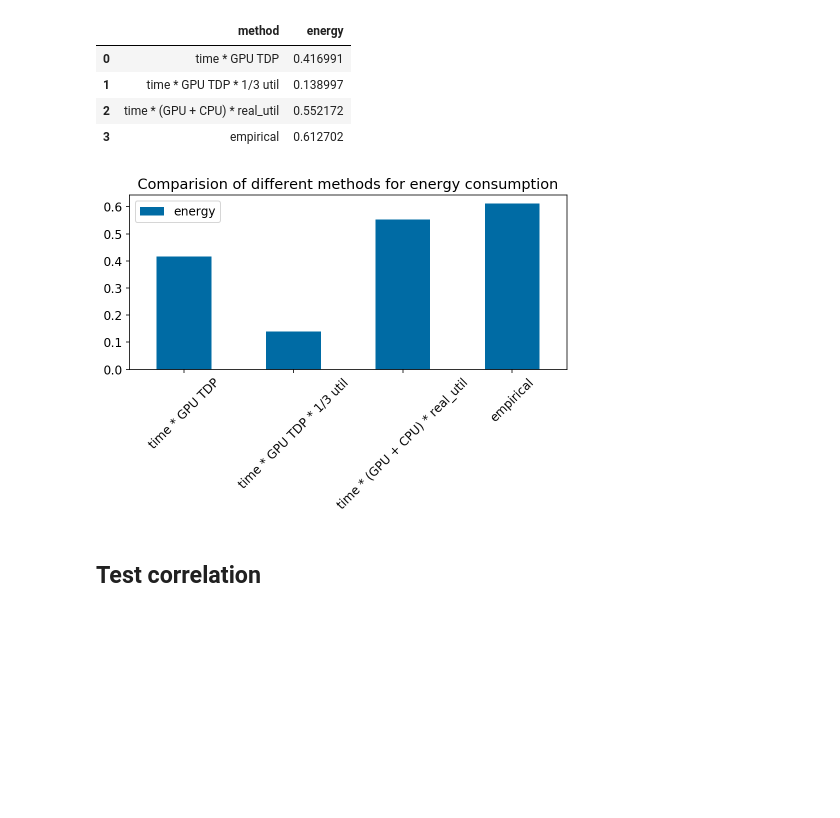
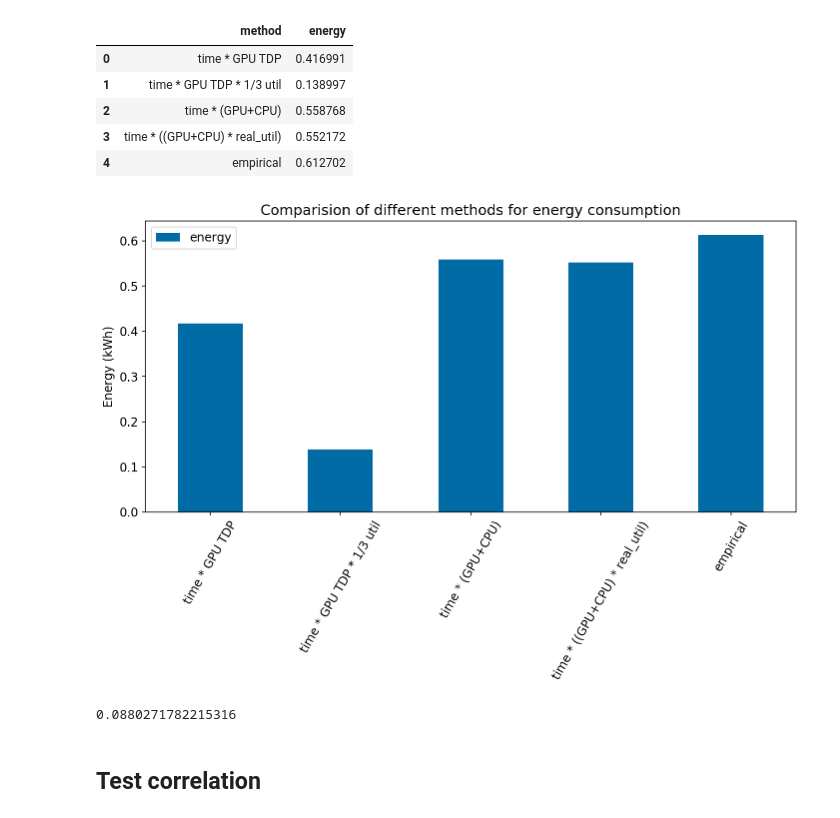
Before and after one commit to MScDissertation/NLP, a Jupyter notebook: CompareMethods.ipynb, the cells around one changed output. Cells and saved outputs as stored; diff of their text form; code cells hidden in the pictures; blank space fills up the shorter version.

Commit message:
save plots

```diff
--- a/CompareMethods.ipynb
+++ b/CompareMethods.ipynb
@@ -31,9 +31,13 @@ dictionary['energy'].append(mlco2)
 ai_and_compute = (time * GPU_TDP * 1/3) / 1000
 dictionary['method'].append('time * GPU TDP * 1/3 util')
 dictionary['energy'].append(ai_and_compute)
+# %%
+full_util = (time * (GPU_TDP + CPU_TDP)) / 1000
+dictionary['method'].append('time * (GPU+CPU)')
+dictionary['energy'].append(full_util)
 # %%
 actual_util = (time * ( GPU_TDP * GPU_utilisation/100 +  CPU_TDP * CPU_utilisation)) / 1000
-dictionary['method'].append('time * (GPU + CPU) * real_util')
+dictionary['method'].append('time * ((GPU+CPU) * real_util)')
 dictionary['energy'].append(actual_util)
 # %%
 # empirical values
@@ -51,16 +55,23 @@ df.head()
 |  | method | energy |
 | 0 | time * GPU TDP | 0.416991 |
 | 1 | time * GPU TDP * 1/3 util | 0.138997 |
-| 2 | time * (GPU + CPU) * real_util | 0.552172 |
-| 3 | empirical | 0.612702 |
+| 2 | time * (GPU+CPU) | 0.558768 |
+| 3 | time * ((GPU+CPU) * real_util) | 0.552172 |
+| 4 | empirical | 0.612702 |
 # %%
-fig, ax = plt.subplots(1, 1, figsize=(7, 5))
-df.plot.bar(x='method', y='energy', rot=45,title="Comparision of different methods for energy consumption",ax=ax)
+fig, ax = plt.subplots(1, 1, figsize=(10, 7))
+df.plot.bar(x='method', y='energy', rot=60,title="Comparision of different methods for energy consumption",ax=ax)
 ax.set_xlabel("")
+ax.set_ylabel("Energy (kWh)")
 plt.tight_layout()
 ax.figure.savefig("viz/compareEnergy.png",dpi=300)
 # %% [output]
-[figure, old version]
+[figure, new version]
+# %%
+percent_lesser =( power_monitor_reading - full_util )/ power_monitor_reading
+percent_lesser
+# %% [output]
+0.0880271782215316
 # %% [markdown]
 ## Test correlation
 # %%
```
Also changed, not shown: parts of 14 cells of this notebook, 9 other files.
